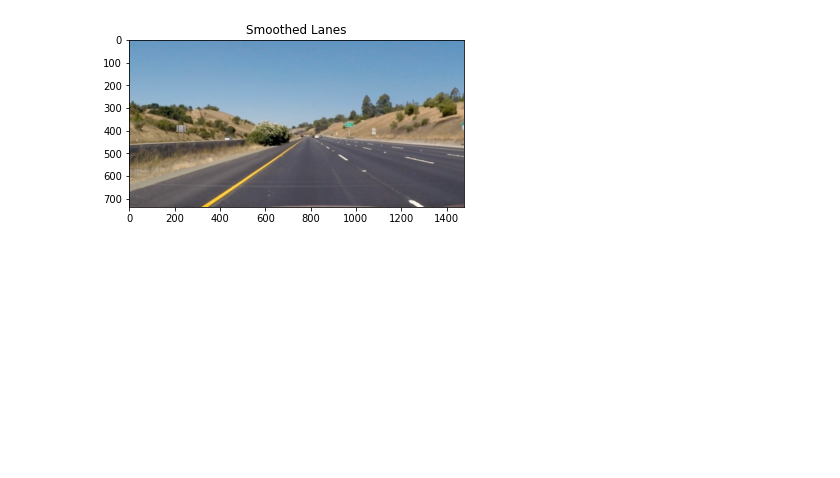
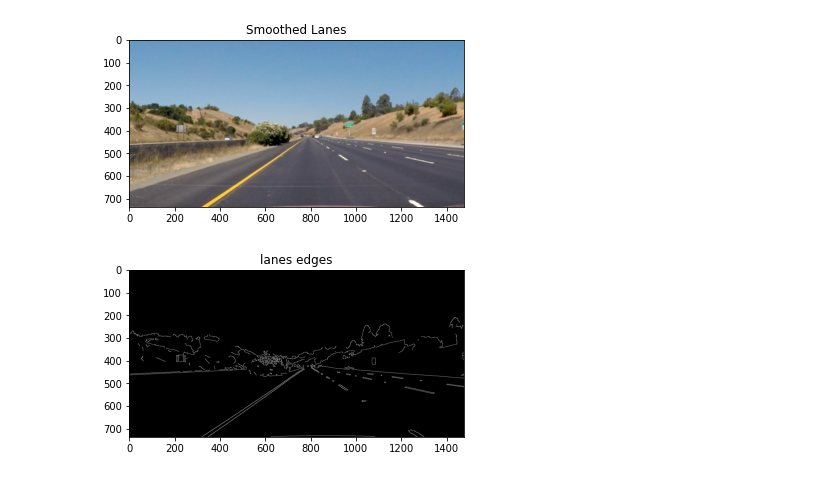
Before and after one commit to mohamed-samy2499/Lane-Detection, a Jupyter notebook: img_processing.ipynb, the cells around one changed output. Drawn from its saved outputs; the diff is of its cells as text; code cells hidden in the pictures; blank space fills up the shorter version.

```diff
--- a/img_processing.ipynb
+++ b/img_processing.ipynb
@@ -44,5 +49,11 @@ smoothed_lanes = gaussian_blur(lane_image,5)
 show_image(smoothed_lanes,"Smoothed Lanes")
 # %% [output]
 [figure]
+# %%
+l_channel = get_l_channel(smoothed_lanes)
+lane_edges = get_edges(l_channel)
+show_image(lane_edges,"lanes edges")
+# %% [output]
+[figure, added]
 # %%
 
```
Also changed, not shown: parts of 4 cells of this notebook, 1 other file.
